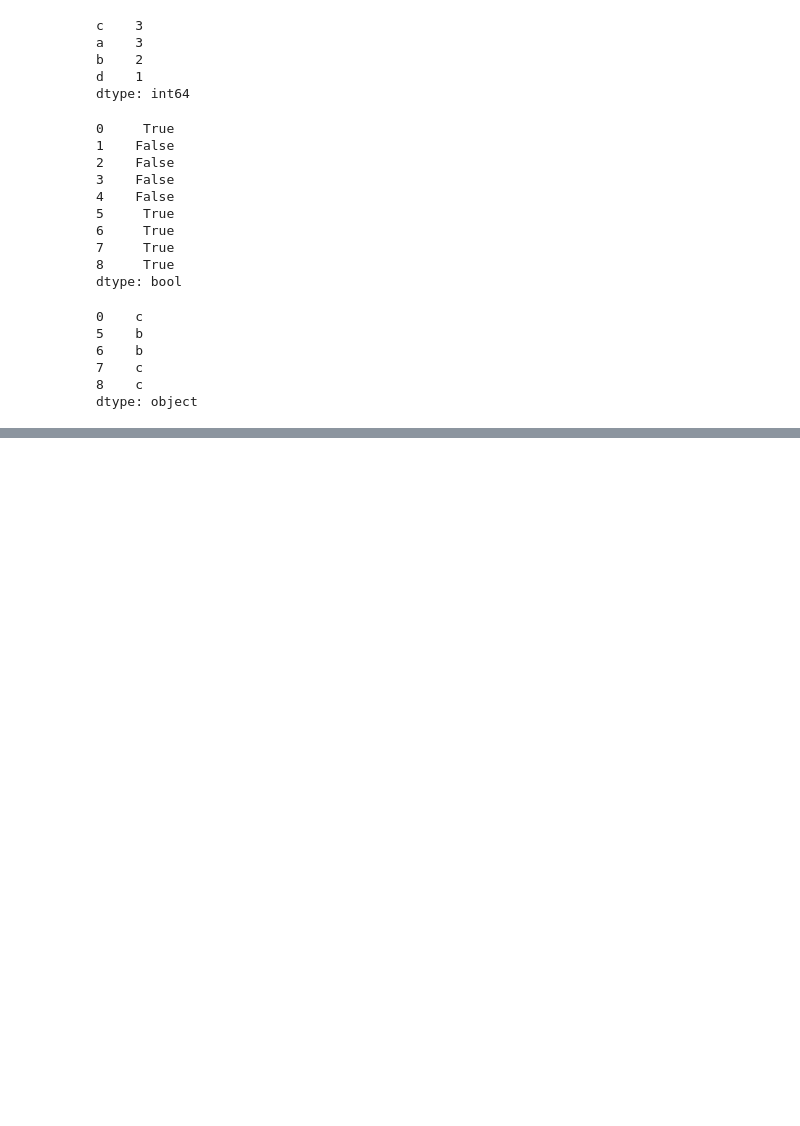
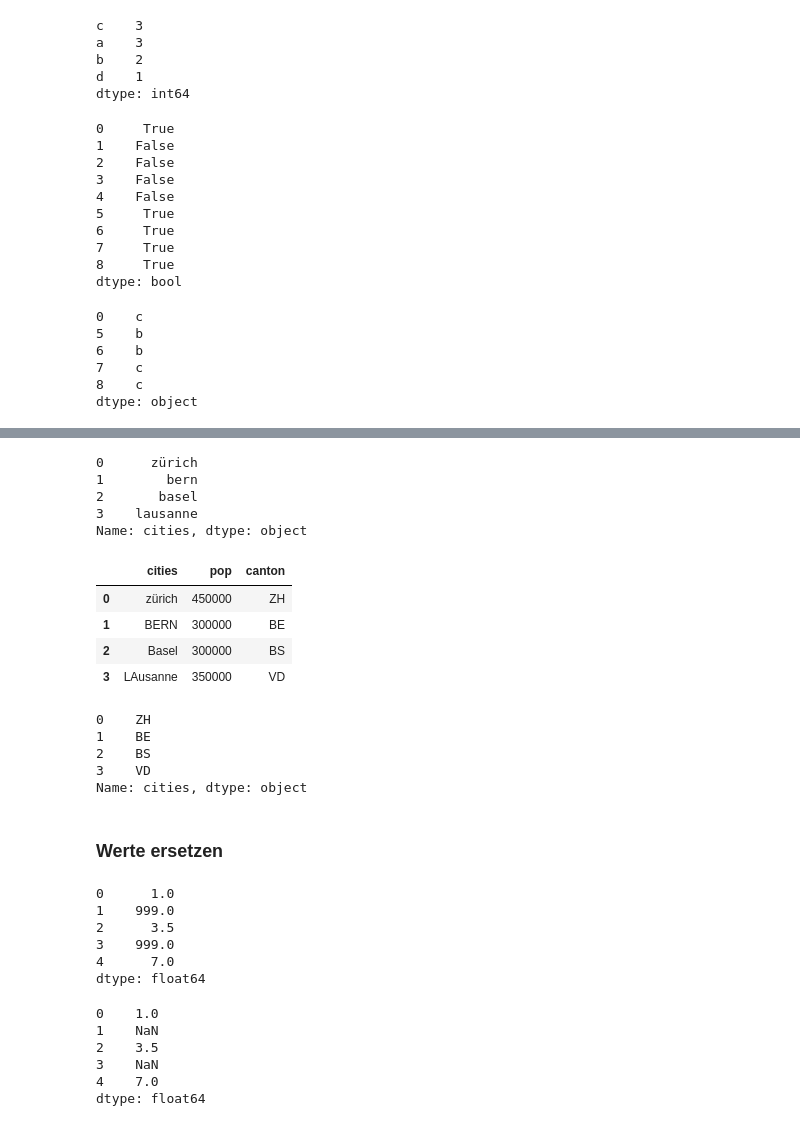
Before and after one commit to juergmannes/python_playground, a Jupyter notebook: pandas.ipynb, the cells around one changed output, grey strips where cells are left out. Cells and saved outputs as stored; diff of their text form; code cells hidden in the pictures; blank space fills up the shorter version.

```diff
--- a/pandas.ipynb
+++ b/pandas.ipynb
@@ -607,0 +694,3 @@ dtype: object
+# %%
+data = pd.DataFrame({'cities':['zürich','BERN','Basel','LAusanne'],'pop':[450000,300000,300000,350000]})
+data
@@ -607,0 +703,48 @@ dtype: object
+# %%
+mapping = {'zürich':'ZH','bern':'BE','basel':'BS','lausanne':'VD'}
+lowercased = data['cities'].str.lower()
+lowercased
+# %% [output]
+0      zürich
+1        bern
+2       basel
+3    lausanne
+Name: cities, dtype: object
+# %%
+data['canton'] = lowercased.map(mapping)
+data
+# %% [output]
+|  | cities | pop | canton |
+| 0 | zürich | 450000 | ZH |
+| 1 | BERN | 300000 | BE |
+| 2 | Basel | 300000 | BS |
+| 3 | LAusanne | 350000 | VD |
+# %%
+data['cities'].map(lambda x: mapping[x.lower()])
+# %% [output]
+0    ZH
+1    BE
+2    BS
+3    VD
+Name: cities, dtype: object
+# %% [markdown]
+### Werte ersetzen
+# %%
+data = pd.Series([1,999,3.5,999,7])
+data
+# %% [output]
+0      1.0
+1    999.0
+2      3.5
+3    999.0
+4      7.0
+dtype: float64
+# %%
+data.replace(999,np.nan)
+# %% [output]
+0    1.0
+1    NaN
+2    3.5
+3    NaN
+4    7.0
+dtype: float64
```
Also changed, not shown: parts of 14 cells of this notebook.
